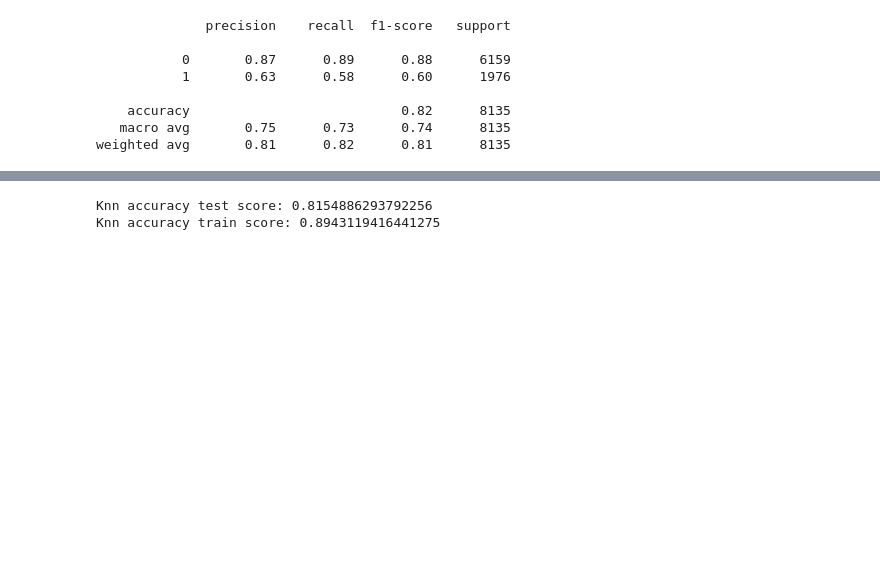
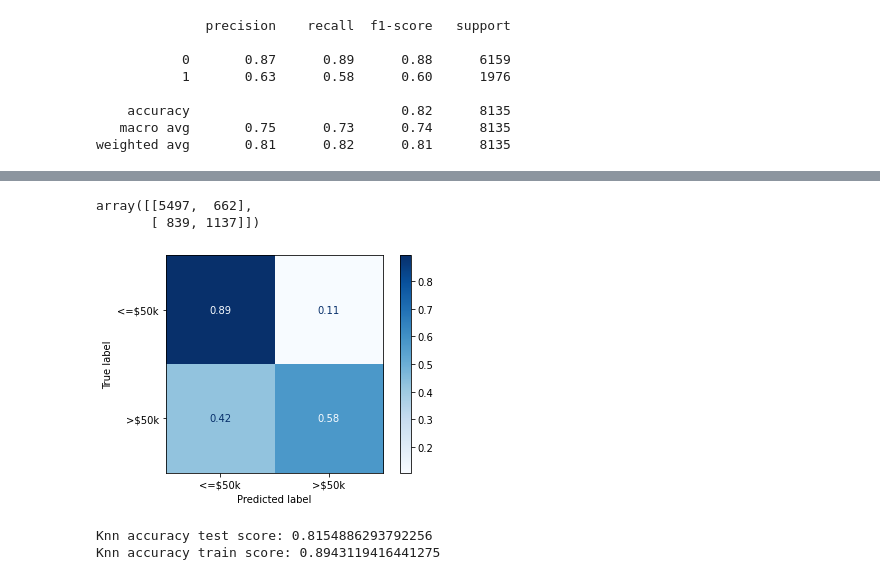
Before and after one commit to jeangarcia77/Salary-Prediction-Analysis, a Jupyter notebook: Salary_Prediction_Project.ipynb, the cells around one changed output, grey strips where cells are left out. Drawn from its saved outputs; the diff is of its cells as text; code cells hidden in the pictures; blank space fills up the shorter version.

```diff
--- a/Salary_Prediction_Project.ipynb
+++ b/Salary_Prediction_Project.ipynb
@@ -685,3 +713,24 @@ weighted avg       0.81      0.82      0.81      8135
+# %%
+from sklearn.metrics import confusion_matrix
+
+# actual values: y_test.values
+# KNN predictions: model predictions
+
+cm = confusion_matrix(y_test.values,Knn_predict_test)
+
+cm
+# %% [output]
+array([[5497,  662],
+       [ 839, 1137]])
+# %%
+from sklearn.metrics import ConfusionMatrixDisplay
+
+#Plot the confusion matrix
+labels = ['<=$50k', '>$50k']
+# normalize = true will show values in percentages
+ConfusionMatrixDisplay.from_predictions(y_test, Knn_predict_test, display_labels=labels, cmap='Blues', normalize='true');
+# %% [output]
+[figure, added]
 # %%
 # Evaluate the model's performance - on testing data
 knn_accuracy_score_test = knn_pipe.score(X_test_processed, y_test)
```
Also changed, not shown: parts of 5 cells of this notebook.
